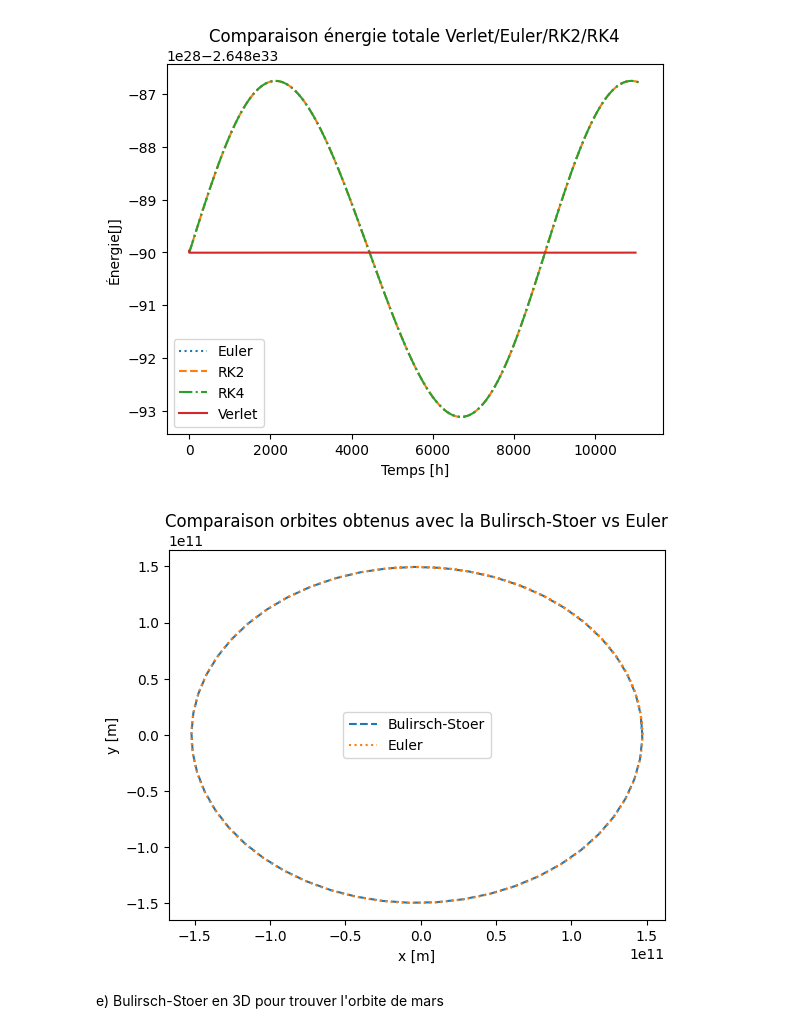
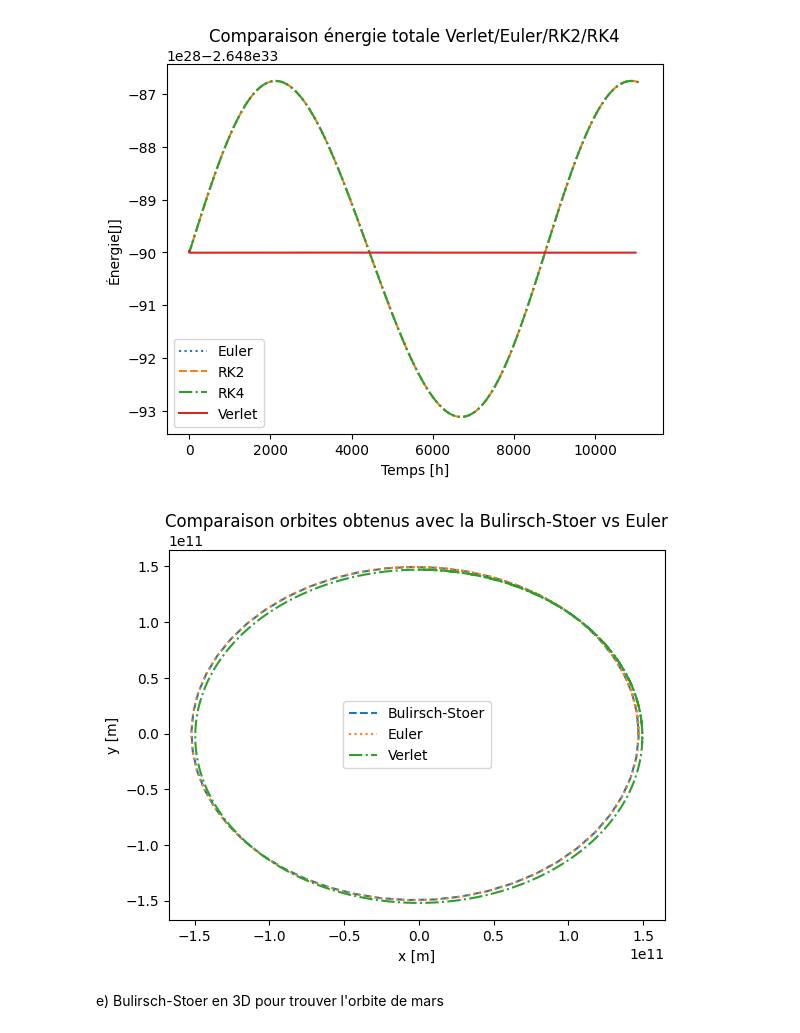
Before and after one commit to gamer39/Physique_numerique, a Jupyter notebook: Tp3/tp3.ipynb, the cells around one changed output. Drawn from its saved outputs; the diff is of its cells as text; code cells hidden in the pictures.

```diff
--- a/Tp3/tp3.ipynb
+++ b/Tp3/tp3.ipynb
@@ -283,34 +283,35 @@ def Bulirsch(a, b, H, r_0, v_0, delta):
             R1x = np.empty([n,2], float)
             R1x[0] = 0.5*(r1x+r2x+0.5*h*g(r2x, r2y)[0:2])
             R1y = np.empty([n,2], float)
             R1y[0] = 0.5*(r1y+r2y+0.5*h*g(r2x ,r2y)[2:4])
 
             for m in range (1, n):
                 epsilonx = (R1x[m-1]-R2x[m-1])/((n/(n-1))**(2*m)-1)
                 R1x[m] = R1x[m-1] + epsilonx
                 epsilony = (R1y[m-1]-R2y[m-1])/((n/(n-1))**(2*m)-1)
                 R1y[m] = R1y[m-1] + epsilony
             errorx = abs(epsilonx[0])
             errory = abs(epsilony[0])
 
         rx = R1x[n-1]
         ry = R1y[n-1]
     return(x,y,vx, vy, tpoints)
 
 r_0 = 1.4710e11 # m
 v_0 = 3.0287e4 #m/s
 
 xBur, yBur,vxbur, vybur, tBur = Bulirsch(0, 32500000, 3600*24*7, r_0, v_0, 1000/(365*24*3600))
 
 plt.title("Comparaison orbites obtenus avec la Bulirsch-Stoer vs Euler")
 plt.plot(xBur, yBur, label = "Bulirsch-Stoer", linestyle="dashed")
 plt.plot(xEuler, yEuler, label="Euler", linestyle="dotted")
+plt.plot(xverlet, yverlet, label="Verlet", linestyle="dashdot")
 plt.ylabel("y [m]")
 plt.xlabel("x [m]")
 plt.legend()
 plt.show()
 # %% [output]
-[figure, old version]
+[figure, new version]
 # %% [markdown]
 e) Bulirsch-Stoer en 3D pour trouver l'orbite de mars
 # %%
```
Also changed, not shown: parts of 1 cell of this notebook.
